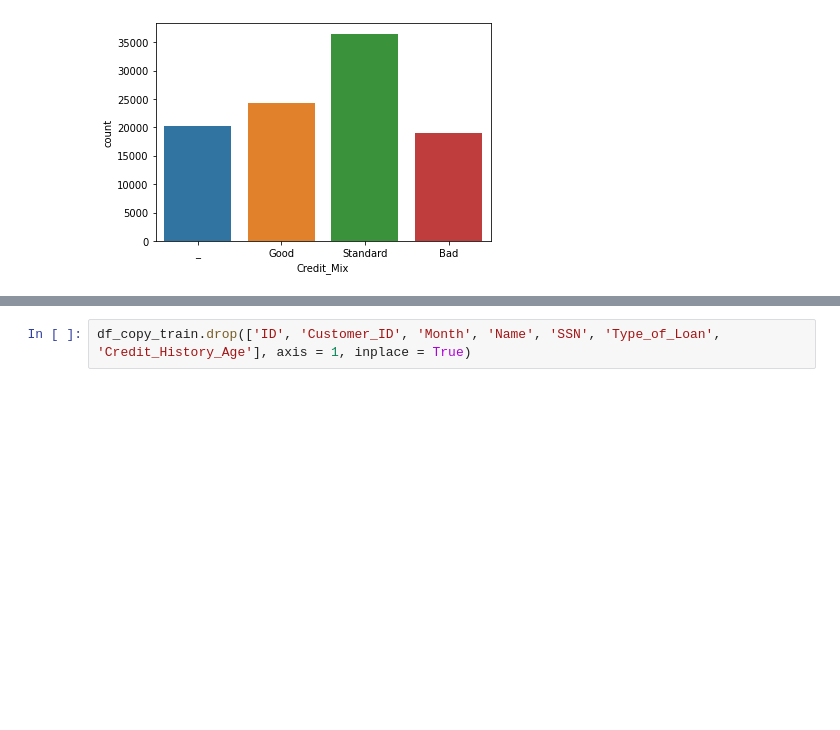
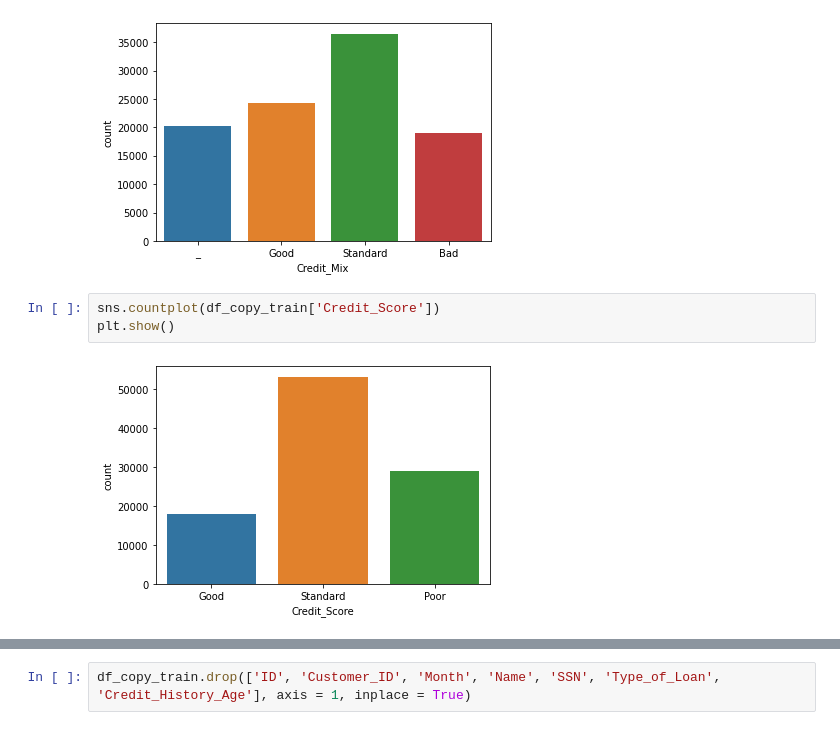
Before and after one commit to earo12/Credit-Score-Classification, a Jupyter notebook: Credit_Score_Classification.ipynb, the cells around one changed output, grey strips where cells are left out. Saved outputs shown, nothing was run; the diff lists cells and outputs as text; blank space fills up the shorter version.

```diff
--- a/Credit_Score_Classification.ipynb
+++ b/Credit_Score_Classification.ipynb
@@ -94,3 +94,8 @@ sns.countplot(df_copy_train['Credit_Mix'])
 plt.show()
 # %% [output]
 [figure]
+# %%
+sns.countplot(df_copy_train['Credit_Score'])
+plt.show()
+# %% [output]
+[figure, added]
```
Also changed, not shown: parts of 2 cells of this notebook.
